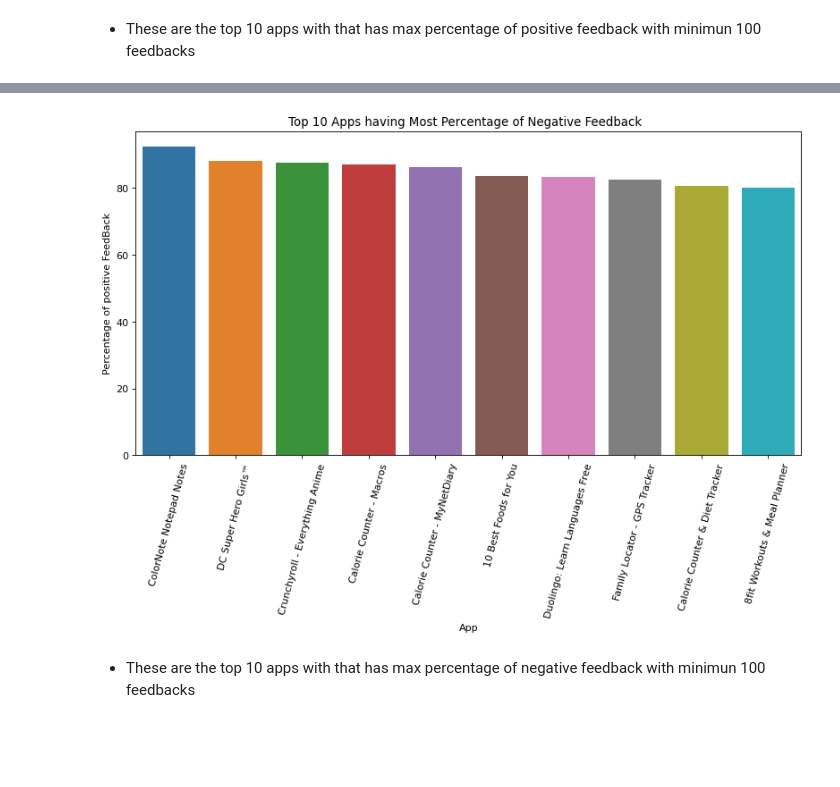
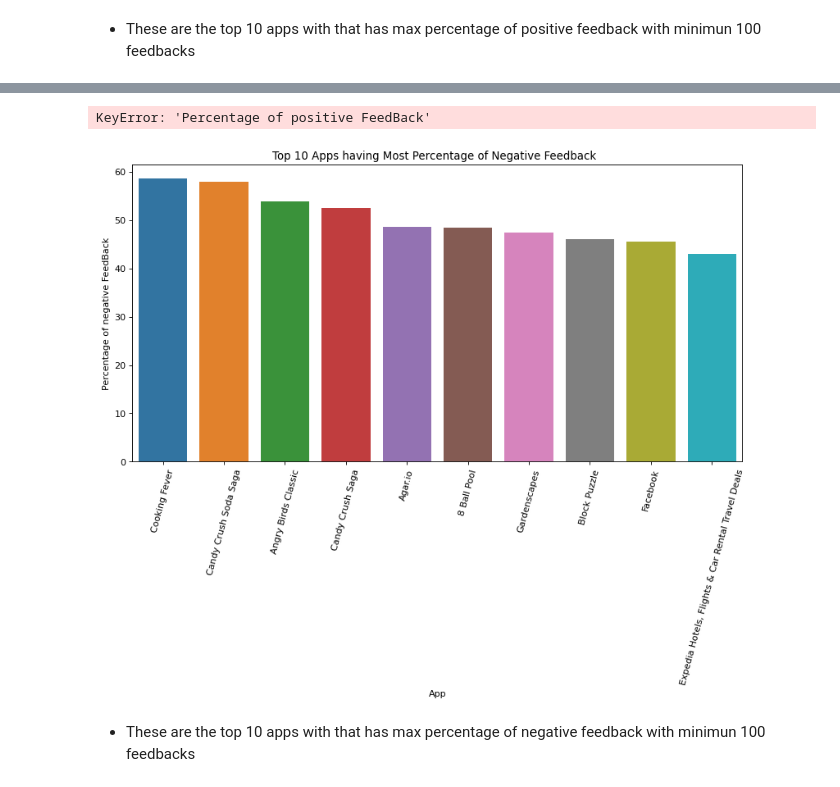
Before and after one commit to MIlanJP/project-eda, a Jupyter notebook: Play Store App Review Analysis - Capstone Project.ipynb, the cells around one changed output, grey strips where cells are left out. Saved outputs shown, nothing was run; the diff lists cells and outputs as text; code cells hidden in the pictures; blank space fills up the shorter version.

```diff
--- a/Play Store App Review Analysis - Capstone Project.ipynb
+++ b/Play Store App Review Analysis - Capstone Project.ipynb
@@ -1921,0 +1935,8 @@ top_10_neg_feedback
+# %%
+# Group the data by App name and count only positive sentiment
+negative_count=combined_data.groupby("App").apply(lambda x : x[x["Sentiment"]=="Negative"]["Sentiment"].count())
+# %%
+# Combining both postive count and total count to form a new dataframe
+negative_feedback_table=pd.DataFrame({"negative_feedback":negative_count,"TotalFeedback":total_count ,
+              "Percentage of negative FeedBack":round((negative_count/total_count)*100,2)})
+negative_feedback_table
@@ -1922,18 +1975,24 @@ top_10_neg_feedback
 # %% [markdown]
 <a id ="top_10_apps_negative_feedback"></a>
+# %%
+# Getting app whose totalfeedback is more than 100 and filtering the top 10 Percentage of negative feedback
+top_10_neg_feedback=negative_feedback_table[negative_feedback_table["TotalFeedback"]>100].sort_values(["Percentage of positive FeedBack"],ascending=False).tail(10).reset_index()
+top_10_neg_feedback
+# %% [output]
+KeyError: 'Percentage of positive FeedBack'
 # %%
 # setting the figure size
 plt.figure(figsize=(12,6),dpi=80)
 # rotatin x label to 75 degree
 plt.xticks(rotation=75)
 # Assigning title
 plt.title('Top 10 Apps having Most Percentage of Negative Feedback  ')
 # Visualizing the top 10 apps with negative feedback
-sns.barplot(data=top_10_pos_feedback,y="Percentage of positive FeedBack",x="App")
+sns.barplot(data=top_10_neg_feedback,y="Percentage of negative FeedBack",x="App")
 plt.show()
 # px.bar(top_10_pos_feedback,y="Percentage of positive FeedBack",x="App",color=px.colors.qualitative.Plotly)
 # %% [output]
-[figure, old version]
+[figure, new version]
 # %% [markdown]
   - These are the top 10 apps with that has max percentage of negative feedback with minimun 100 feedbacks
 # %% [markdown]
```
Also changed, not shown: parts of 23 cells of this notebook, 6 other files.
